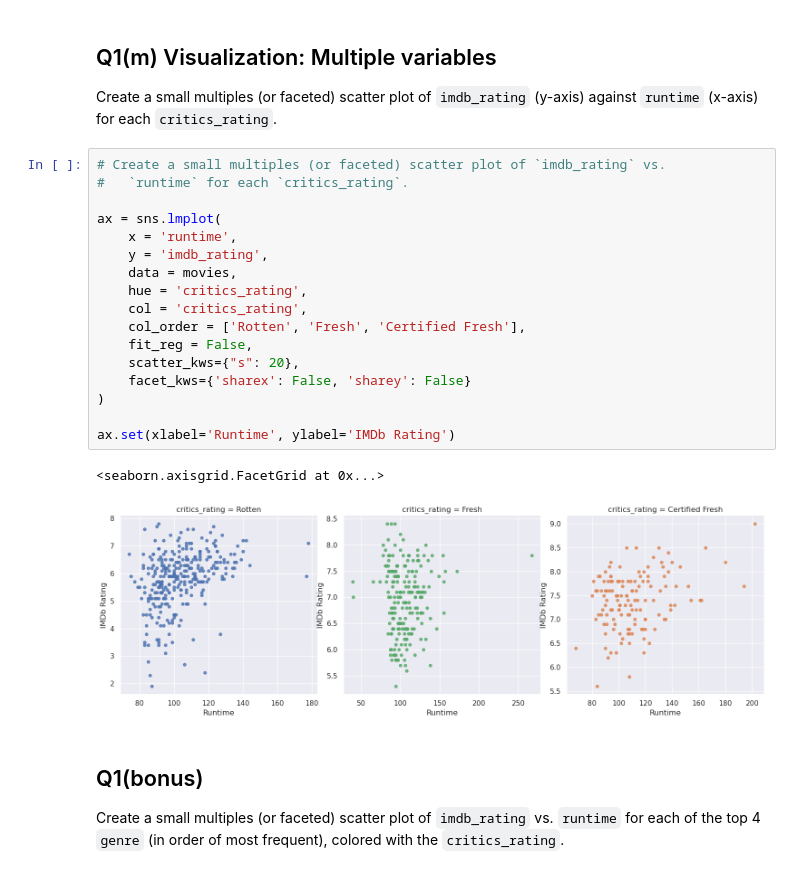
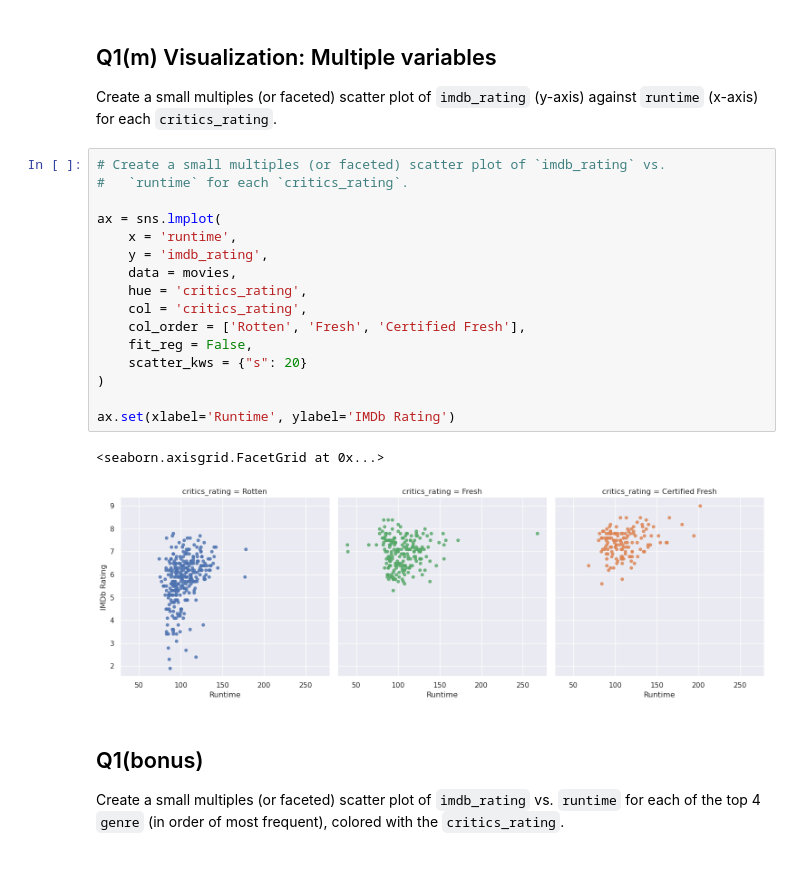
Before and after one commit to vewester/a2-4821, a Jupyter notebook: a2-4821.ipynb, the cells around one changed output. Drawn from its saved outputs; the diff is of its cells as text.

```diff
--- a/a2-4821.ipynb
+++ b/a2-4821.ipynb
@@ -362,23 +368,22 @@ Create a small multiples (or faceted) scatter plot of `imdb_rating` (y-axis) aga
 # %%
 # Create a small multiples (or faceted) scatter plot of `imdb_rating` vs.
 #   `runtime` for each `critics_rating`.
 
 ax = sns.lmplot(
     x = 'runtime',
     y = 'imdb_rating',
     data = movies,
     hue = 'critics_rating',
     col = 'critics_rating',
     col_order = ['Rotten', 'Fresh', 'Certified Fresh'],
     fit_reg = False,
-    scatter_kws={"s": 20},
-    facet_kws={'sharex': False, 'sharey': False}
+    scatter_kws = {"s": 20}
 )
 
 ax.set(xlabel='Runtime', ylabel='IMDb Rating')
 # %% [output]
 <seaborn.axisgrid.FacetGrid at 0x...>
-[figure, old version]
+[figure, new version]
 # %% [markdown]
 <!-- END QUESTION -->
 
```
Also changed, not shown: parts of 22 cells of this notebook.
